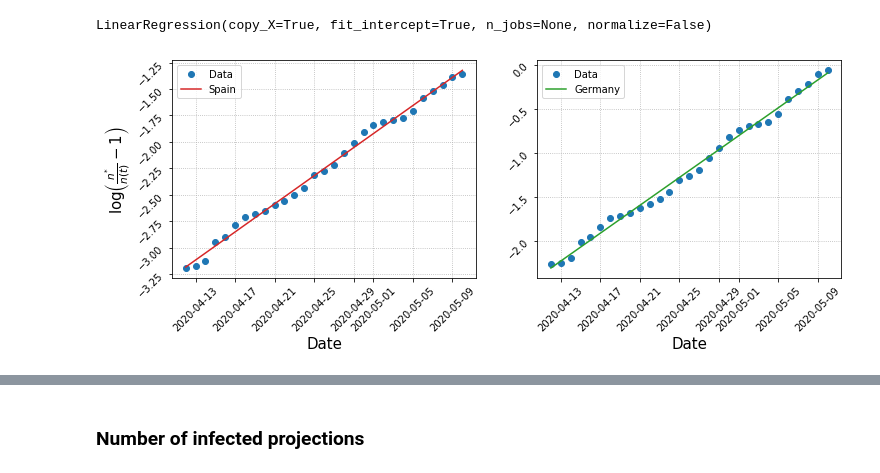
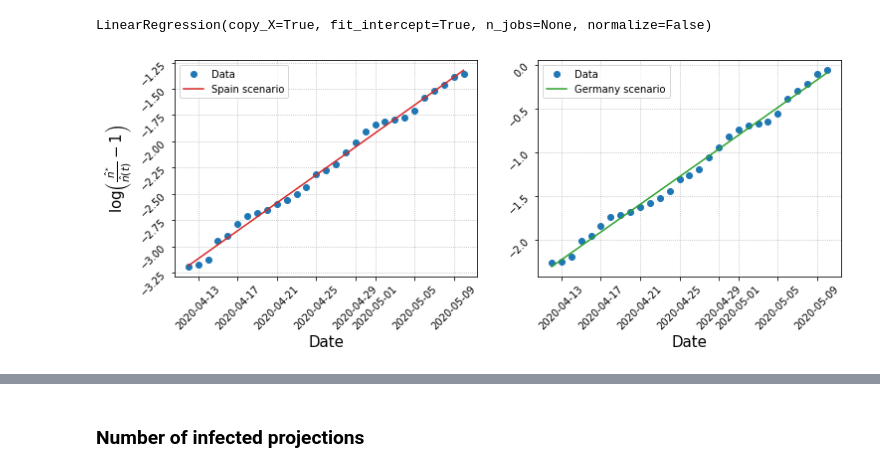
Before and after one commit to rodsveiga/ICU_demand, a Jupyter notebook: sampler.ipynb, the cells around one changed output, grey strips where cells are left out. Saved outputs shown, nothing was run; the diff lists cells and outputs as text; code cells hidden in the pictures.

```diff
--- a/sampler.ipynb
+++ b/sampler.ipynb
@@ -169,20 +198,20 @@ LinearRegression(copy_X=True, fit_intercept=True, n_jobs=None, normalize=False)
 # %%
 fig, axs = plt.subplots(1, 2, figsize= (12, 4))
 
 axs[0].plot(df_I.index[t0:], -y1[t0:], 'o', color= 'C0', label= 'Data')
-axs[0].plot(df_I.index[t0:], -model1.predict(X)[t0:], color= 'C3', label= 'Spain')
+axs[0].plot(df_I.index[t0:], -model1.predict(X)[t0:], color= 'C3', label= country1 + ' scenario')
 axs[0].grid(linestyle=':')
 axs[0].set_xlabel('Date', fontsize= 15)
-axs[0].set_ylabel('$ \\log \\left( \\frac{n^{*}}{n(t)} - 1 \\right) $', fontsize= 15)
+axs[0].set_ylabel('$ \\log \\left( \\frac{\\hat{n}^{*}}{\\hat{n}(t)} - 1 \\right) $', fontsize= 15)
 axs[0].tick_params(labelrotation= 45)
 axs[0].legend()
 
 axs[1].plot(df_I.index[t0:], -y2[t0:], 'o', color= 'C0', label= 'Data')
-axs[1].plot(df_I.index[t0:], -model2.predict(X)[t0:], color= 'C2', label= 'Germany')
+axs[1].plot(df_I.index[t0:], -model2.predict(X)[t0:], color= 'C2', label= country2 + ' scenario')
 axs[1].grid(linestyle=':')
 axs[1].set_xlabel('Date', fontsize= 15)
 axs[1].tick_params(labelrotation= 45)
 axs[1].legend()
 plt.show()
 # %% [output]
-[figure, old version]
+[figure, new version]
```
Also changed, not shown: parts of 37 cells of this notebook, 26 other files.
